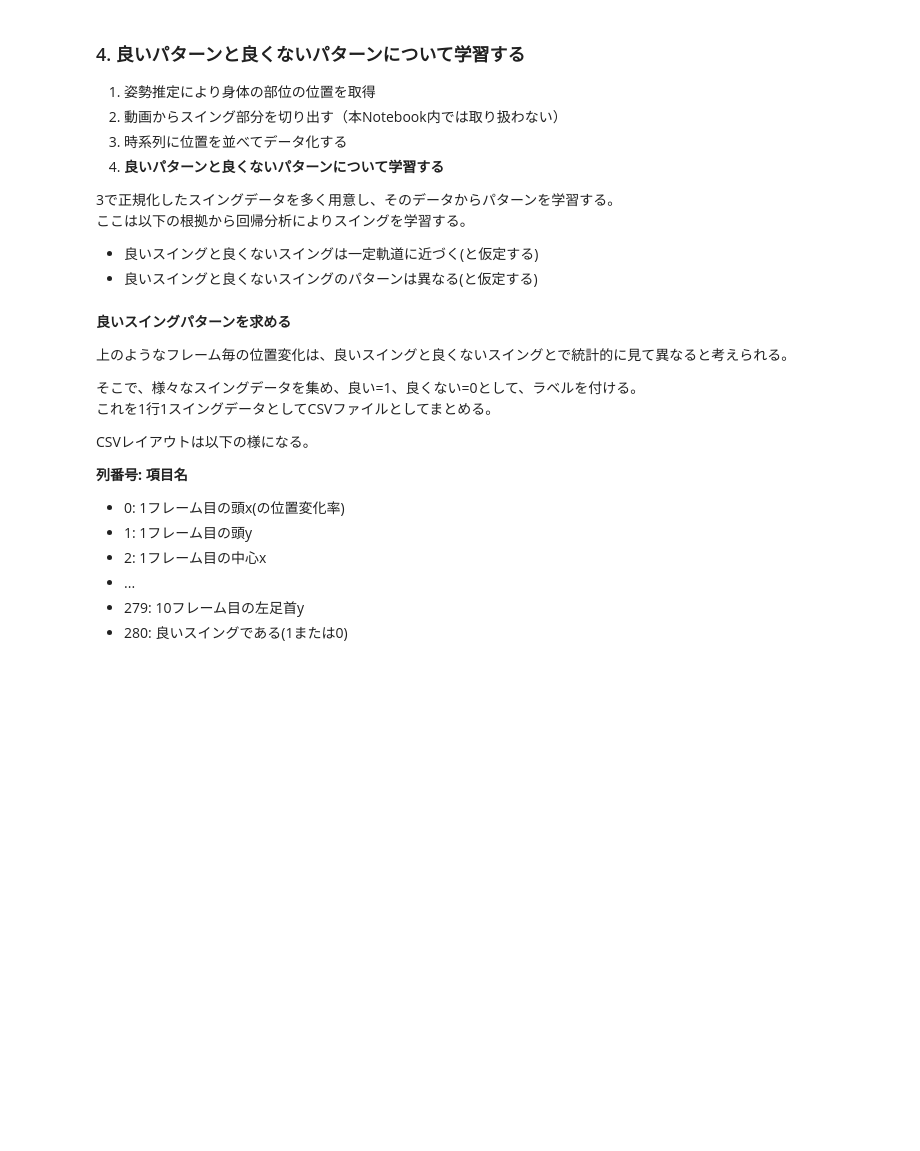
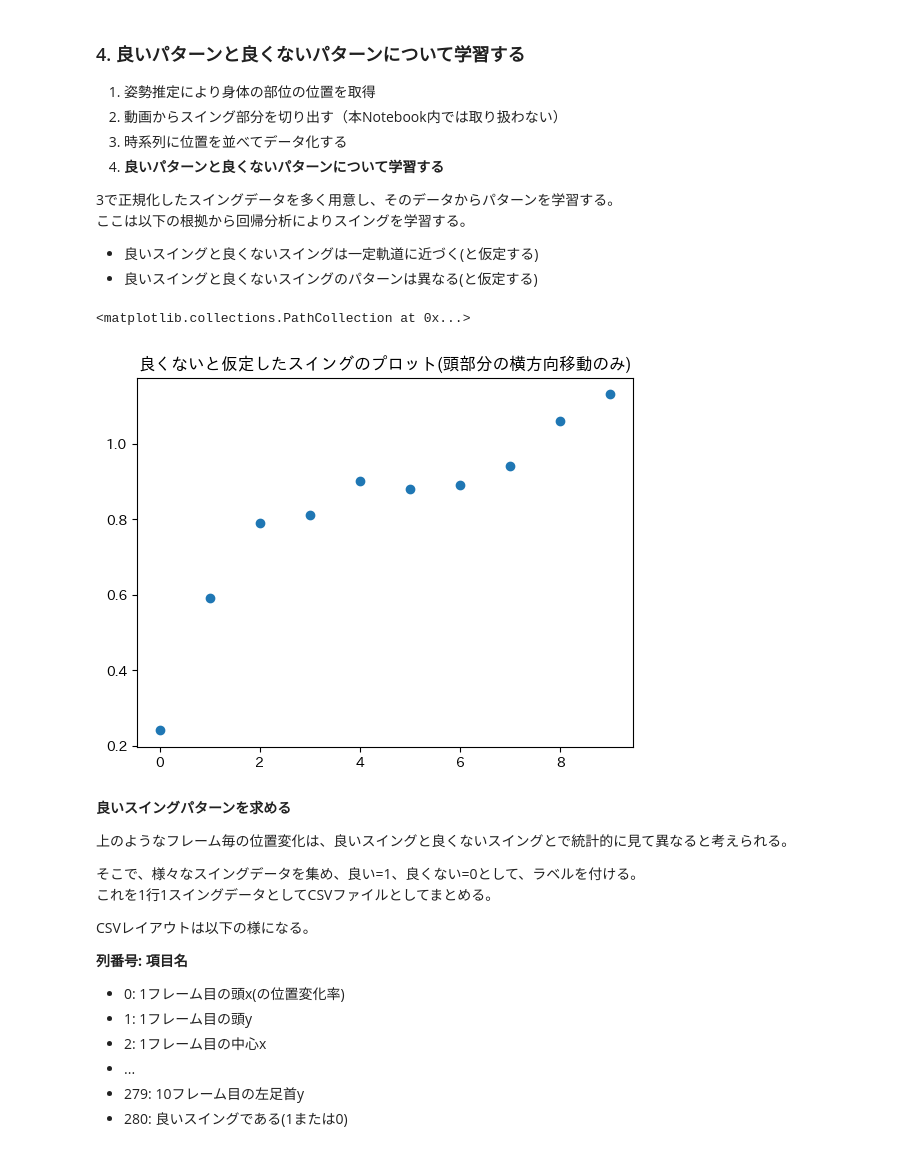
Before and after one commit to h-ueda/form-analysis-sample, a Jupyter notebook: formdata_demo.ipynb, the cells around one changed output. Cells and saved outputs as stored; diff of their text form; code cells hidden in the pictures; blank space fills up the shorter version.

```diff
--- a/formdata_demo.ipynb
+++ b/formdata_demo.ipynb
@@ -312,6 +399,8 @@ swing_xy[0][lg_all_ff]
 
 以下に計算の一部を記述する。
 # %%
+lg_vbody = [0, 10] #
+
 def to_train_data(data):
     # フォーム判定で使用する箇所を抽出
     s_data = copy.deepcopy(data)
@@ -319,7 +408,9 @@ def to_train_data(data):
     # 先頭データは基準位置(すべて0)なので除外
     s_data = s_data[1:] - s_data[0, :]
     # 移動距離を、身体の縦サイズとの移動比率に変換
-    s_data = s_data / 100
+    nose, rakl = data[0, lg_vbody]
+    vsize = abs(nose[1] - rakl[1])
+    s_data = s_data / vsize
     # 検出されなかった部位の値NaNを補間する
     # 間のNaNは中間値で、端のNaNは隣接値で埋める
     return s_data.reshape([s_data.shape[0], math.prod(s_data.shape[1:])])
@@ -344,9 +453,12 @@ print(sample_swing_td)
 * 良いスイングと良くないスイングは一定軌道に近づく(と仮定する)
 * 良いスイングと良くないスイングのパターンは異なる(と仮定する)
 # %%
-# 良くないと仮定したスイングのプロット(頭部分の横方向移動のみ)
 d = sample_swing_td
+plt.title('良くないと仮定したスイングのプロット(頭部分の横方向移動のみ)')
 plt.scatter(np.arange(d.shape[0]), d[:, 0])
+# %% [output]
+<matplotlib.collections.PathCollection at 0x...>
+[figure, added]
 # %% [markdown]
 **良いスイングパターンを求める**
 
```
Also changed, not shown: parts of 17 cells of this notebook, 1 other file.
